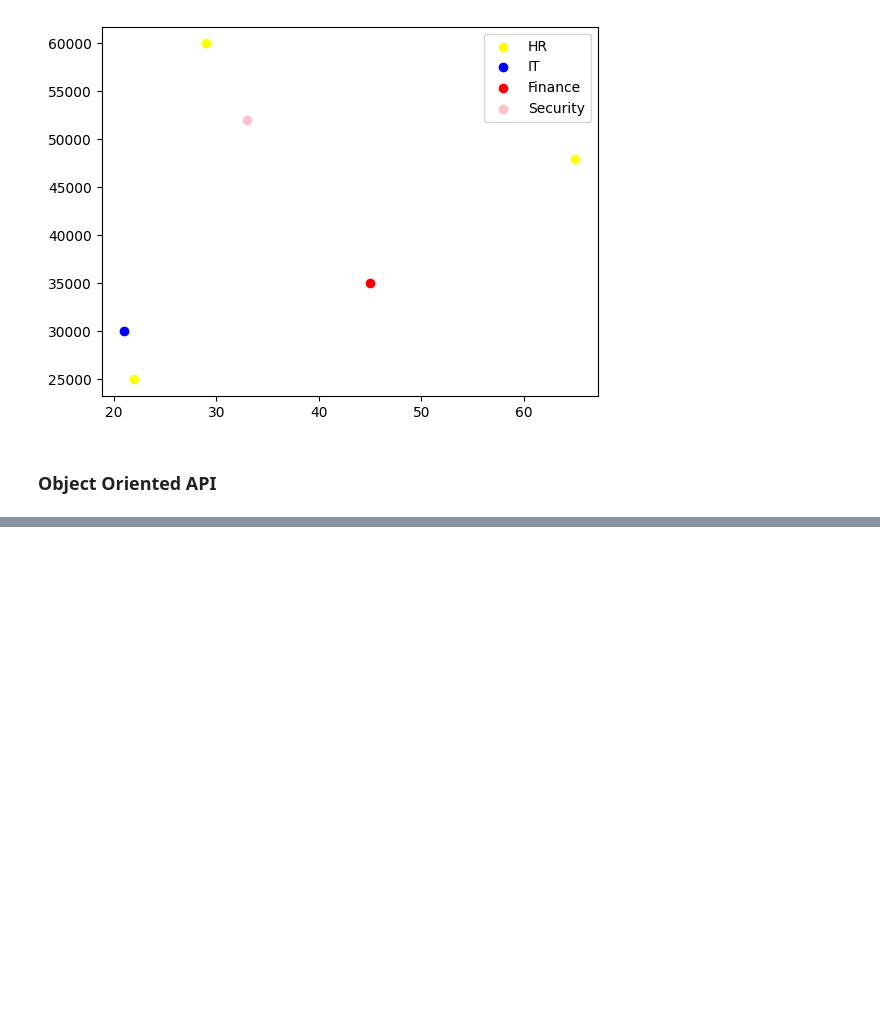
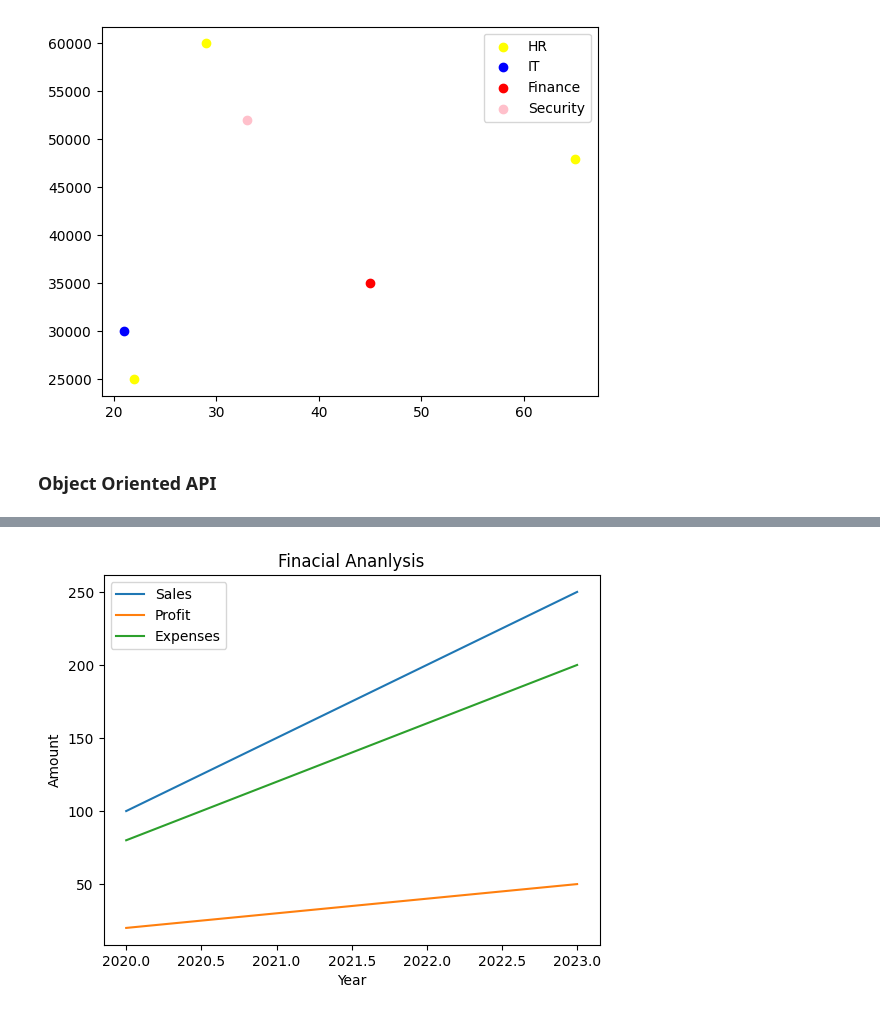
Before and after one commit to thisisouvik/ML-Concepts, a Jupyter notebook: MatplotLib/plt.ipynb, the cells around one changed output, grey strips where cells are left out. Saved outputs shown, nothing was run; the diff lists cells and outputs as text; code cells hidden in the pictures; blank space fills up the shorter version.

```diff
--- a/MatplotLib/plt.ipynb
+++ b/MatplotLib/plt.ipynb
@@ -223 +225,22 @@ Text(0.5, 0, 'Salary')
 [figure]
+# %%
+data2= {
+    'Year' : [2020, 2021, 2022, 2023],
+    'Sales' : [100, 150, 200, 250],
+    'Profit' : [20, 30 ,40, 50],
+    'Expenses' : [80, 120, 160, 200]
+}
+# %%
+df2=pd.DataFrame(data2)
+# %%
+plt.plot(df2["Year"], df2["Sales"], label= "Sales")
+plt.plot(df2["Year"], df2["Profit"], label= "Profit")
+plt.plot(df2["Year"], df2["Expenses"], label= "Expenses")
+
+plt.title("Finacial Ananlysis")
+plt.xlabel("Year")
+plt.ylabel("Amount")
+plt.legend()
+plt.show()
+# %% [output]
+[figure, added]
```
Also changed, not shown: parts of 2 cells of this notebook, 1 other file.
